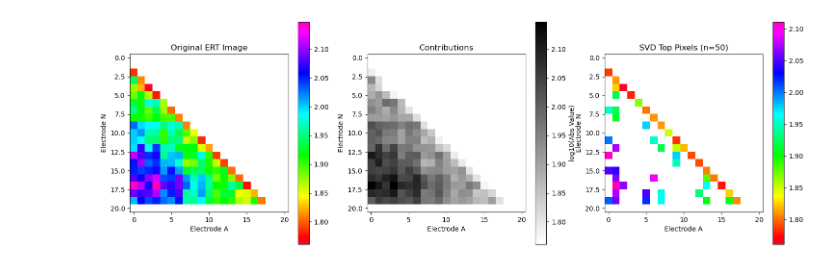
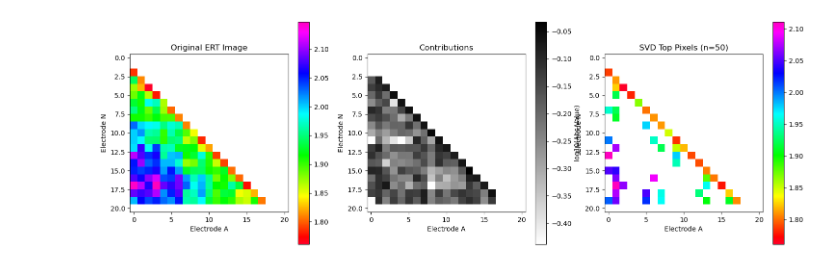
Before and after one commit to sideris25/thesis, a Jupyter notebook: new_.ipynb, the cells around one changed output. Drawn from its saved outputs; the diff is of its cells as text; code cells hidden in the pictures.

Commit message:
modified 'compress and reconstruct', used SVD for the whole image for true contributions, plots RMSE vs Pixels kept

```diff
--- a/new_.ipynb
+++ b/new_.ipynb
@@ -280,7 +305,7 @@ image=plot_ert_checkerboard(data,plot=0)
 num_singular_values = 50
 
 #compress and reconstruct the image using SVD
-compressed_image, significant_indices,nan_mask=compress_and_reconstruct(image, num_singular_values,z_factor=0)
+compressed_image, significant_indices,nan_mask,contributions_toplot=compress_and_reconstruct(image, num_singular_values,z_factor=0)
 image[nan_mask] = np.nan
 
 
@@ -293,37 +318,36 @@ reconstructed_compressed_image = reconstruct_compressed_image(image.shape, signi
 predicted_values=reconstructed_compressed_image[significant_indices]
 to_plot_image = np.full(image.shape, np.nan)
 to_plot_image[significant_indices] = predicted_values
 
 #contributions of each pixel to validate the reconstruction
-contributions = np.abs(compressed_image)
-contributions[nan_mask] = np.nan
+contributions_toplot[nan_mask] = np.nan
 
 
 fig, axes = plt.subplots(1, 3, figsize=(18, 6))
 
 
 
 im1 = axes[0].imshow(np.log10(image), cmap='gist_rainbow')
 axes[0].set_title('Original ERT Image')
 axes[0].set_xlabel('Electrode A')
 axes[0].set_ylabel('Electrode N')
 fig.colorbar(im1, ax=axes[0])
 
-im2 = axes[1].imshow(np.log10(contributions), cmap='binary')
+im2 = axes[1].imshow(np.log10(contributions_toplot), cmap='binary')
 axes[1].set_title('Contributions')
 axes[1].set_xlabel('Electrode A')
 axes[1].set_ylabel('Electrode N')
 fig.colorbar(im2, ax=axes[1], label='log10(Abs Value)')
 
 im3 = axes[2].imshow(np.log10(to_plot_image), cmap='gist_rainbow')
 axes[2].set_title(f'SVD Top Pixels (n={num_singular_values})')
 axes[2].set_xlabel('Electrode A')
 axes[2].set_ylabel('Electrode N')
 fig.colorbar(im3, ax=axes[2])
 
 plt.show()
 # %% [output]
-[figure, old version]
+[figure, new version]
 # %%
 pg_data = pg.DataContainerERT(os.path.join(output_dir, 'new_dd.dat'))
 
```
Also changed, not shown: parts of 4 cells of this notebook, 1 other file.
